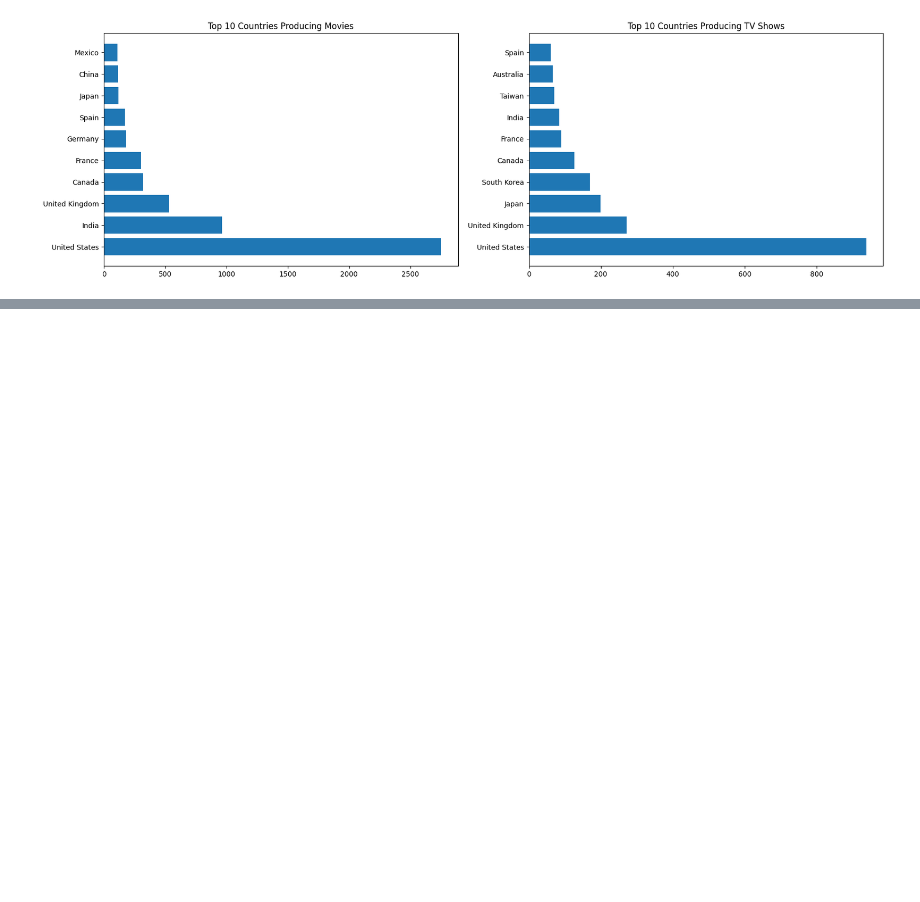
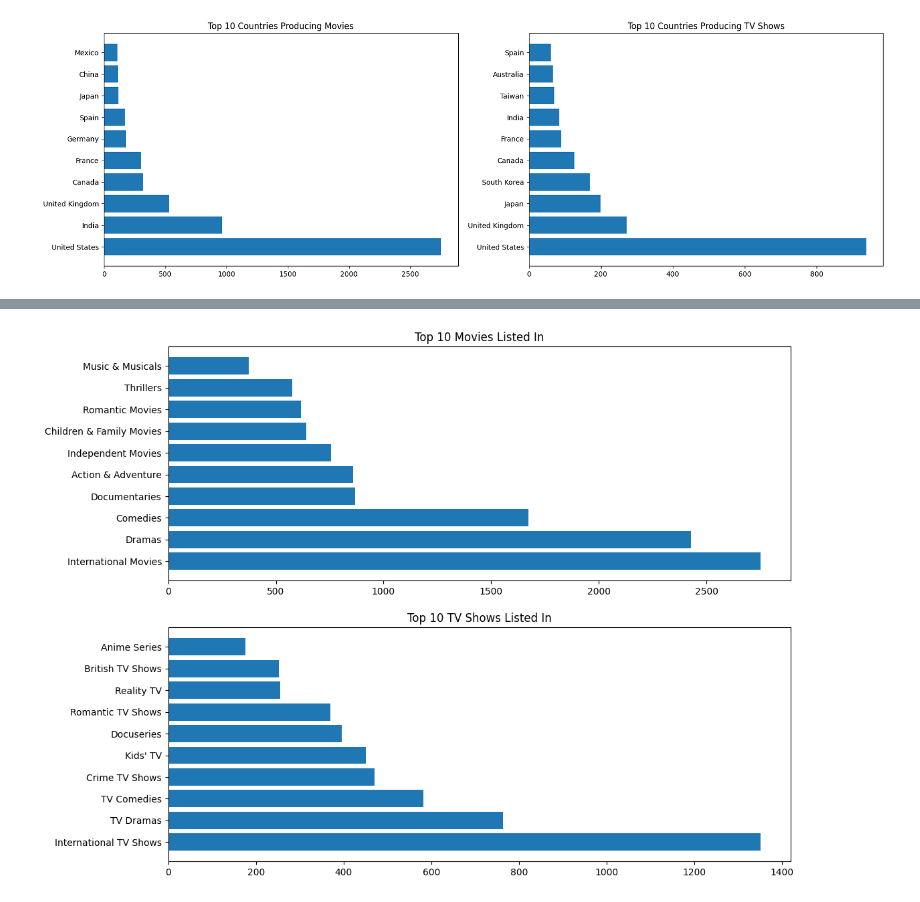
Before and after one commit to msameerfaisal/Netflix-Movies-Data-Analysis, a Jupyter notebook: Netflix Movies Data Analysis.ipynb, the cells around one changed output, grey strips where cells are left out. Saved outputs shown, nothing was run; the diff lists cells and outputs as text; code cells hidden in the pictures; blank space fills up the shorter version.

```diff
--- a/Netflix Movies Data Analysis.ipynb
+++ b/Netflix Movies Data Analysis.ipynb
@@ -368,0 +373,4 @@ fig.savefig("Figure.tiff")
+# %%
+q3 = q3.explode("listed_in")
+# %%
+q3["listed_in"] = q3["listed_in"].str.strip()
@@ -368,0 +397,13 @@ fig.savefig("Figure.tiff")
+# %%
+Top10TvShows = q3.loc[df["type"] == "TV Show","listed_in"].value_counts().head(10)
+# %%
+Top10Movie = q3.loc[df["type"] == "Movie","listed_in"].value_counts().head(10)
+# %%
+fig,(axes1,axes2) = plt.subplots(nrows=2,ncols=1,figsize=(12,10))
+axes1.barh(Top10Movie.index,Top10Movie.values)
+axes2.barh(Top10TvShows.index,Top10TvShows.values)
+axes1.set_title("Top 10 Movies Listed In")
+axes2.set_title("Top 10 TV Shows Listed In")
+fig.savefig("Figure.tiff")
+# %% [output]
+[figure, added]
```
Also changed, not shown: parts of 3 cells of this notebook, 2 other files.
